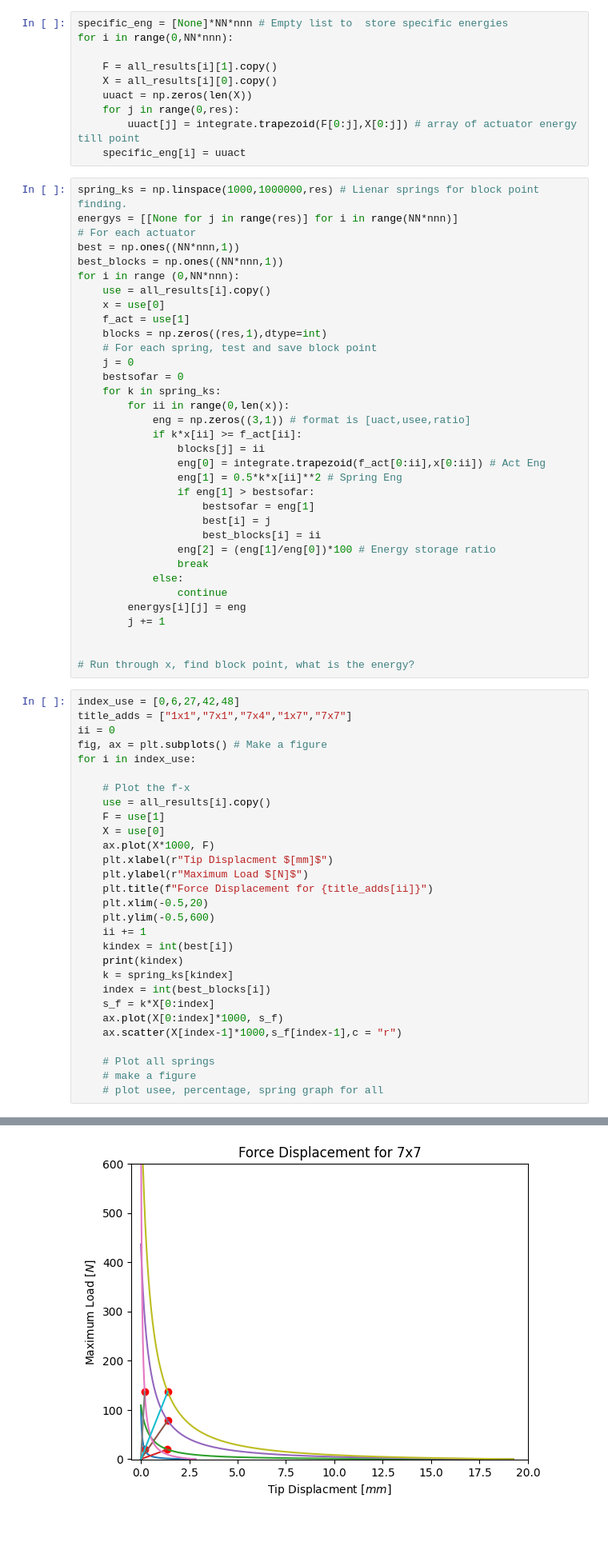
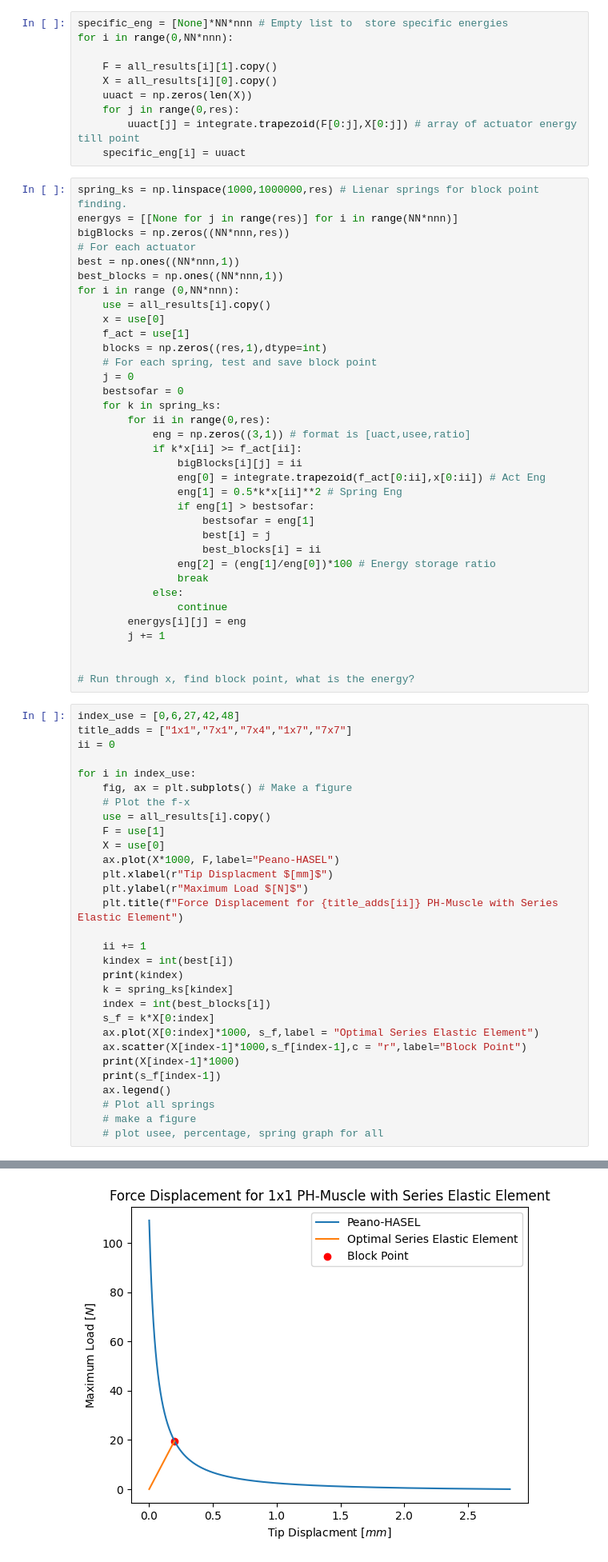
Before and after one commit to Globbo-The-Glob/PhD_Code, a Jupyter notebook: PH_moderncode.ipynb, the cells around one changed output, grey strips where cells are left out. Shown at 80% size. Cells and saved outputs as stored; diff of their text form; blank space fills up the shorter version.

```diff
--- a/PH_moderncode.ipynb
+++ b/PH_moderncode.ipynb
@@ -273,6 +273,7 @@ for i in range(0,NN*nnn):
 # %%
 spring_ks = np.linspace(1000,1000000,res) # Lienar springs for block point finding.
 energys = [[None for j in range(res)] for i in range(NN*nnn)]
+bigBlocks = np.zeros((NN*nnn,res))
 # For each actuator
 best = np.ones((NN*nnn,1))
 best_blocks = np.ones((NN*nnn,1))
@@ -285,10 +286,10 @@ for i in range (0,NN*nnn):
     j = 0
     bestsofar = 0
     for k in spring_ks:
-        for ii in range(0,len(x)):
+        for ii in range(0,res):
             eng = np.zeros((3,1)) # format is [uact,usee,ratio]
             if k*x[ii] >= f_act[ii]:
-                blocks[j] = ii
+                bigBlocks[i][j] = ii
                 eng[0] = integrate.trapezoid(f_act[0:ii],x[0:ii]) # Act Eng
                 eng[1] = 0.5*k*x[ii]**2 # Spring Eng
                 if eng[1] > bestsofar:
@@ -308,28 +309,29 @@ for i in range (0,NN*nnn):
 index_use = [0,6,27,42,48]
 title_adds = ["1x1","7x1","7x4","1x7","7x7"]
 ii = 0
-fig, ax = plt.subplots() # Make a figure
+
 for i in index_use:
-
+    fig, ax = plt.subplots() # Make a figure
     # Plot the f-x
     use = all_results[i].copy()
     F = use[1]
     X = use[0]
-    ax.plot(X*1000, F)
+    ax.plot(X*1000, F,label="Peano-HASEL")
     plt.xlabel(r"Tip Displacment $[mm]$")
     plt.ylabel(r"Maximum Load $[N]$")
-    plt.title(f"Force Displacement for {title_adds[ii]}")
-    plt.xlim(-0.5,20)
-    plt.ylim(-0.5,600)
+    plt.title(f"Force Displacement for {title_adds[ii]} PH-Muscle with Series Elastic Element")
+
     ii += 1
     kindex = int(best[i])
     print(kindex)
     k = spring_ks[kindex]
     index = int(best_blocks[i])
     s_f = k*X[0:index]
-    ax.plot(X[0:index]*1000, s_f)
-    ax.scatter(X[index-1]*1000,s_f[index-1],c = "r")
-
+    ax.plot(X[0:index]*1000, s_f,label = "Optimal Series Elastic Element")
+    ax.scatter(X[index-1]*1000,s_f[index-1],c = "r",label="Block Point")
+    print(X[index-1]*1000)
+    print(s_f[index-1])
+    ax.legend()
     # Plot all springs
     # make a figure
     # plot usee, percentage, spring graph for all
@@ -342 +354 @@ for i in index_use:
-[figure, old version]
+[figure, new version]
```
Also changed, not shown: parts of 5 cells of this notebook.
